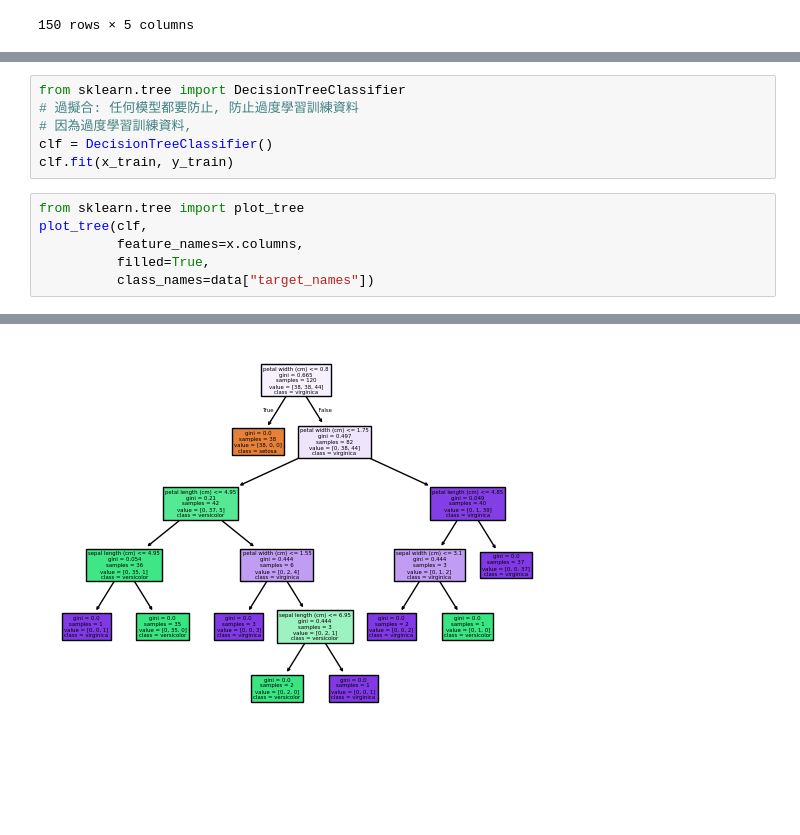
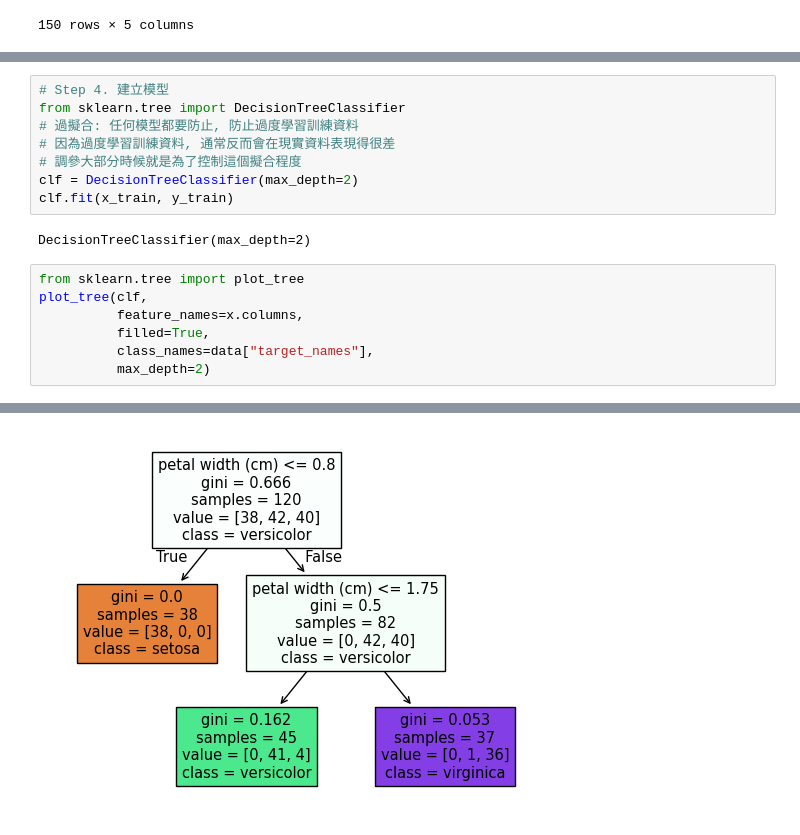
Before and after one commit to Elwing-Chou/ximen_ai_20260706, a Jupyter notebook: ximen20260706.ipynb, the cells around one changed output, grey strips where cells are left out. Saved outputs shown, nothing was run; the diff lists cells and outputs as text; blank space fills up the shorter version.

```diff
--- a/ximen20260706.ipynb
+++ b/ximen20260706.ipynb
@@ -99,15 +99,20 @@ y_train
 120 rows × 1 columns
 dtype: int64
 # %%
+# Step 4. 建立模型
 from sklearn.tree import DecisionTreeClassifier
 # 過擬合: 任何模型都要防止, 防止過度學習訓練資料
-# 因為過度學習訓練資料,
-clf = DecisionTreeClassifier()
+# 因為過度學習訓練資料, 通常反而會在現實資料表現得很差
+# 調參大部分時候就是為了控制這個擬合程度
+clf = DecisionTreeClassifier(max_depth=2)
 clf.fit(x_train, y_train)
+# %% [output]
+DecisionTreeClassifier(max_depth=2)
 # %%
 from sklearn.tree import plot_tree
 plot_tree(clf,
           feature_names=x.columns,
           filled=True,
-          class_names=data["target_names"])
+          class_names=data["target_names"],
+          max_depth=2)
 # %% [output]
@@ -133 +126 @@ plot_tree(clf,
-[figure, old version]
+[figure, new version]
```
Also changed, not shown: parts of 4 cells of this notebook.
